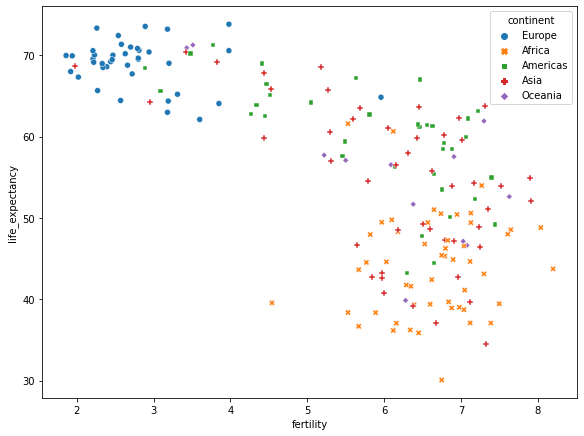
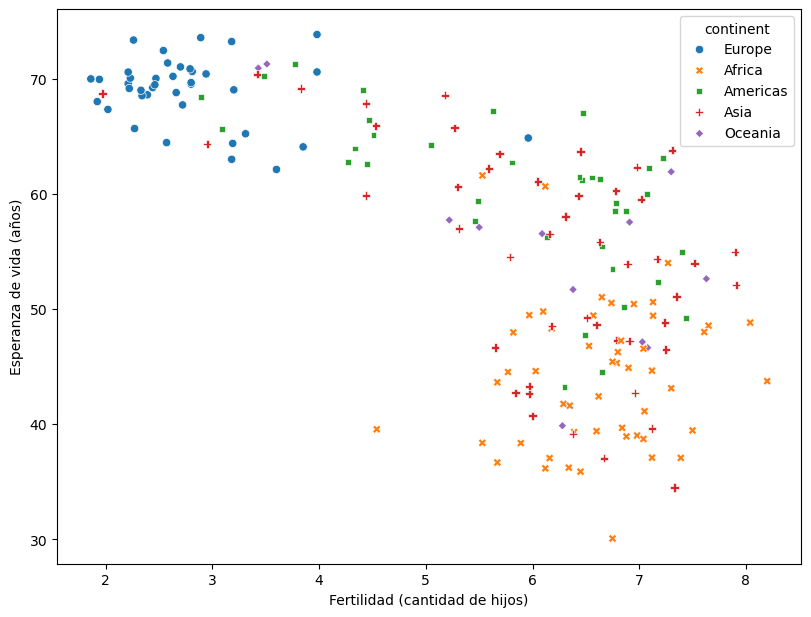
Code edit (unified diff) that turned the first committed figure into the second:
--- before
+++ after
@@ -1,3 +1,5 @@
 h, w = np.array([6.4, 4.8]) * 1.5
 fig, ax = plt.subplots(figsize=(h, w))
-sns.scatterplot(data=df[df.year == 1962], x='fertility', y='life_expectancy', hue='continent', style='continent');
+sns.scatterplot(data=df2[df2.year == 1962], x='fertility', y='life_expectancy', hue='continent', style='continent')
+plt.xlabel('Fertilidad (cantidad de hijos)')
+plt.ylabel('Esperanza de vida (años)');

Commit: scatterplot 1.2